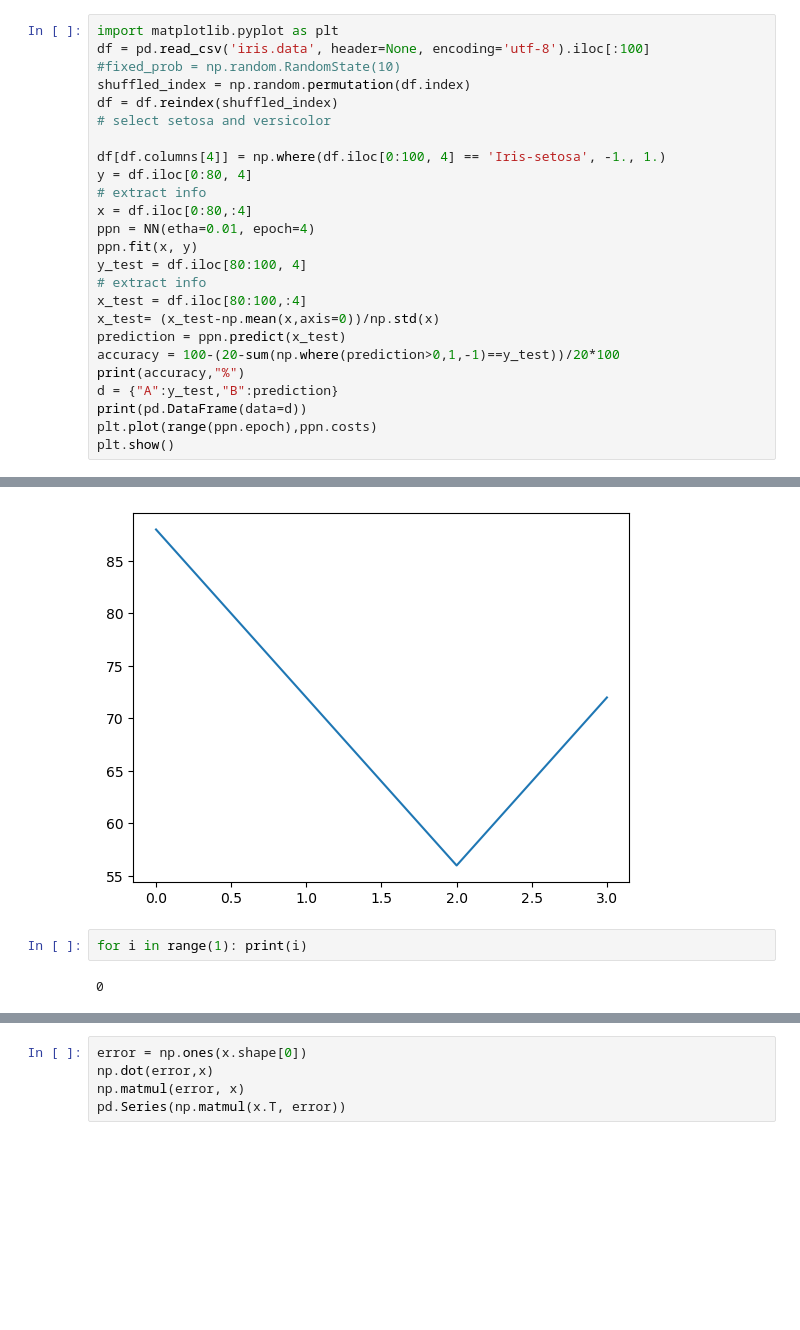
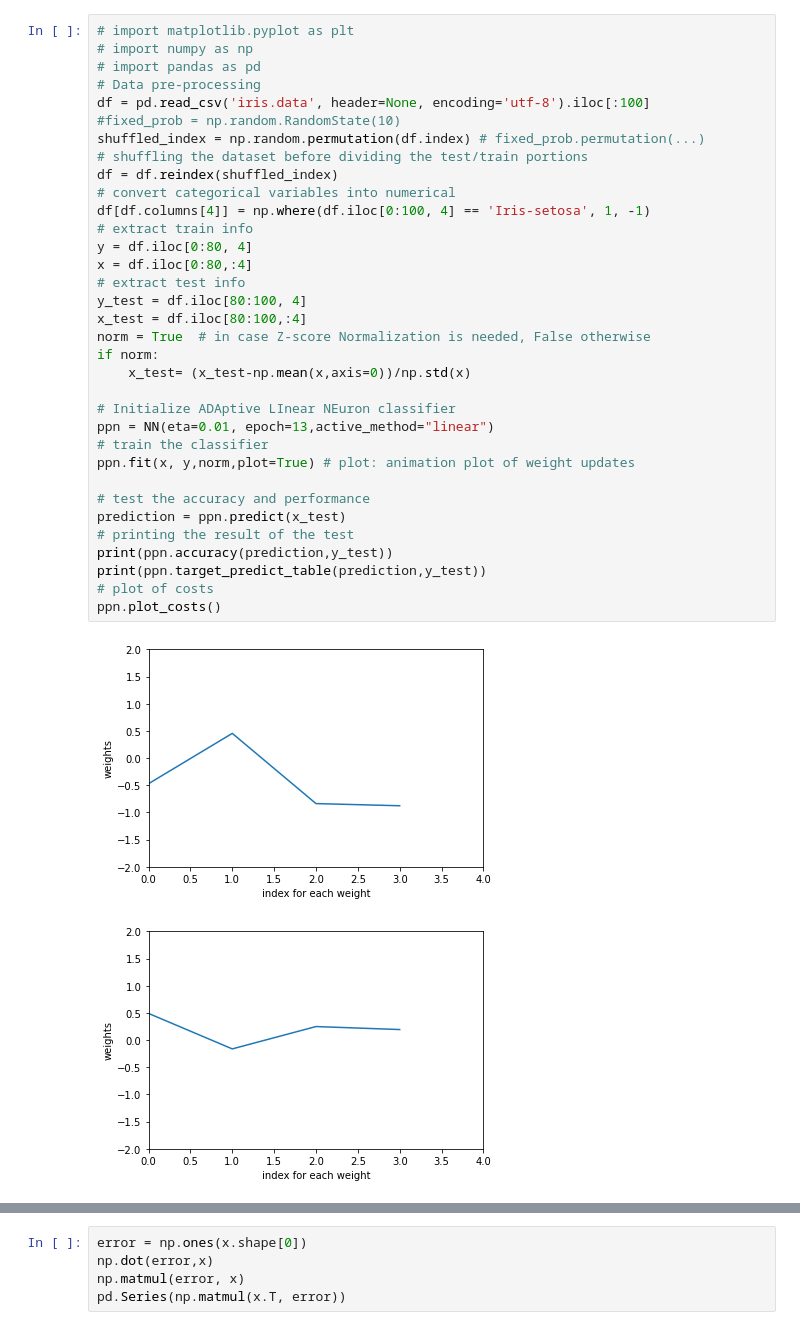
Before and after one commit to mohbarati/Neural-Net, a Jupyter notebook: rough_codes updated.ipynb, the cells around one changed output, grey strips where cells are left out. Cells and saved outputs as stored; diff of their text form; blank space fills up the shorter version.

```diff
--- a/rough_codes updated.ipynb
+++ b/rough_codes updated.ipynb
@@ -56,26 +159,37 @@ class NN:
 # %%
-import matplotlib.pyplot as plt
+# import matplotlib.pyplot as plt
+# import numpy as np
+# import pandas as pd
+# Data pre-processing
 df = pd.read_csv('iris.data', header=None, encoding='utf-8').iloc[:100]
 #fixed_prob = np.random.RandomState(10)
-shuffled_index = np.random.permutation(df.index)
+shuffled_index = np.random.permutation(df.index) # fixed_prob.permutation(...)
+# shuffling the dataset before dividing the test/train portions
 df = df.reindex(shuffled_index)
-# select setosa and versicolor
+# convert categorical variables into numerical
+df[df.columns[4]] = np.where(df.iloc[0:100, 4] == 'Iris-setosa', 1, -1)
+# extract train info
+y = df.iloc[0:80, 4]
+x = df.iloc[0:80,:4]
+# extract test info
+y_test = df.iloc[80:100, 4]
+x_test = df.iloc[80:100,:4]
+norm = True  # in case Z-score Normalization is needed, False otherwise
+if norm:
+    x_test= (x_test-np.mean(x,axis=0))/np.std(x)
 
-df[df.columns[4]] = np.where(df.iloc[0:100, 4] == 'Iris-setosa', -1., 1.)
-y = df.iloc[0:80, 4]
-# extract info
-x = df.iloc[0:80,:4]
-ppn = NN(etha=0.01, epoch=4)
-ppn.fit(x, y)
-y_test = df.iloc[80:100, 4]
-# extract info
-x_test = df.iloc[80:100,:4]
-x_test= (x_test-np.mean(x,axis=0))/np.std(x)
+# Initialize ADAptive LInear NEuron classifier
+ppn = NN(eta=0.01, epoch=13,active_method="linear")
+# train the classifier
+ppn.fit(x, y,norm,plot=True) # plot: animation plot of weight updates
+
+# test the accuracy and performance
 prediction = ppn.predict(x_test)
-accuracy = 100-(20-sum(np.where(prediction>0,1,-1)==y_test))/20*100
-print(accuracy,"%")
-d = {"A":y_test,"B":prediction}
-print(pd.DataFrame(data=d))
-plt.plot(range(ppn.epoch),ppn.costs)
-plt.show()
+# printing the result of the test
+print(ppn.accuracy(prediction,y_test))
+print(ppn.target_predict_table(prediction,y_test))
+# plot of costs
+ppn.plot_costs()
 # %% [output]
+[figure, new version]
+[figure, added]
@@ -99,5 +206,0 @@ plt.show()
-[figure, old version]
-# %%
-for i in range(1): print(i)
-# %% [output]
-0
```
Also changed, not shown: parts of 5 cells of this notebook, 6 other files.
